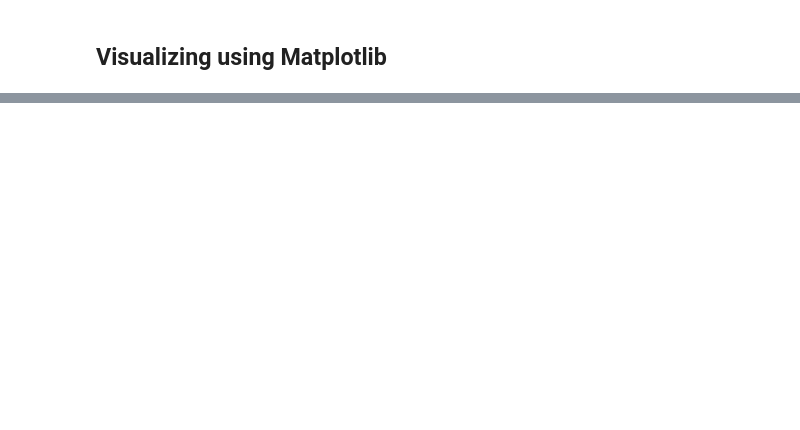
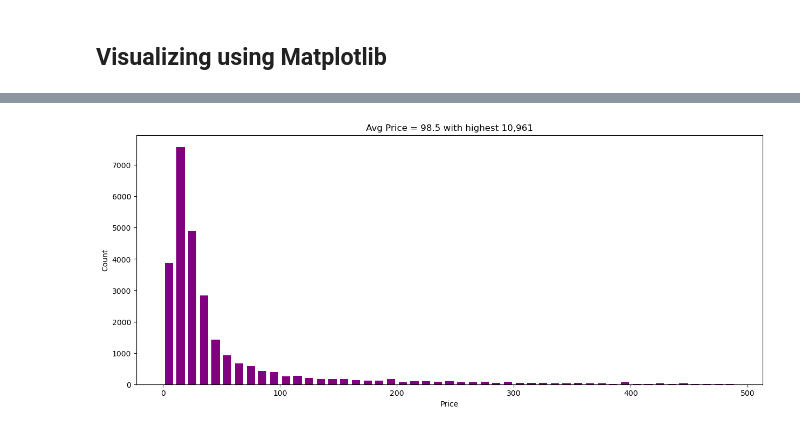
Before and after one commit to vishy04/Pricer_lite, a Jupyter notebook: notebooks/1.data_investigation.ipynb, the cells around one changed output, grey strips where cells are left out. Cells and saved outputs as stored; diff of their text form; code cells hidden in the pictures; blank space fills up the shorter version.

```diff
--- a/notebooks/1.data_investigation.ipynb
+++ b/notebooks/1.data_investigation.ipynb
@@ -88,0 +201,11 @@ for data in dataset :
+# %%
+#prices of the selected products
+prices = [item.price for item in items]
+plt.figure(figsize=(15,6))
+plt.title(f"Avg Price = {sum(prices)/len(prices):,.1f} with highest {max(prices):,.0f}")
+plt.xlabel("Price")
+plt.ylabel("Count")
+plt.hist(prices , rwidth=0.7,color="purple",bins=range(0,500,10))
+plt.show()
+# %% [output]
+[figure, added]
```
Also changed, not shown: parts of 20 cells of this notebook, 12 other files.
